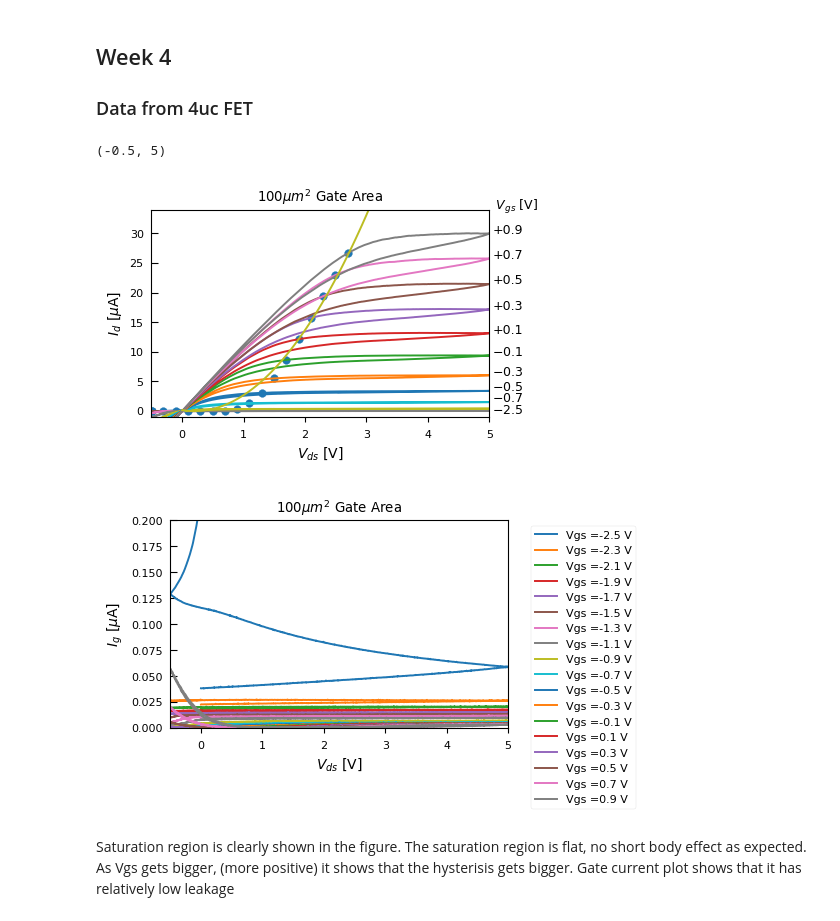
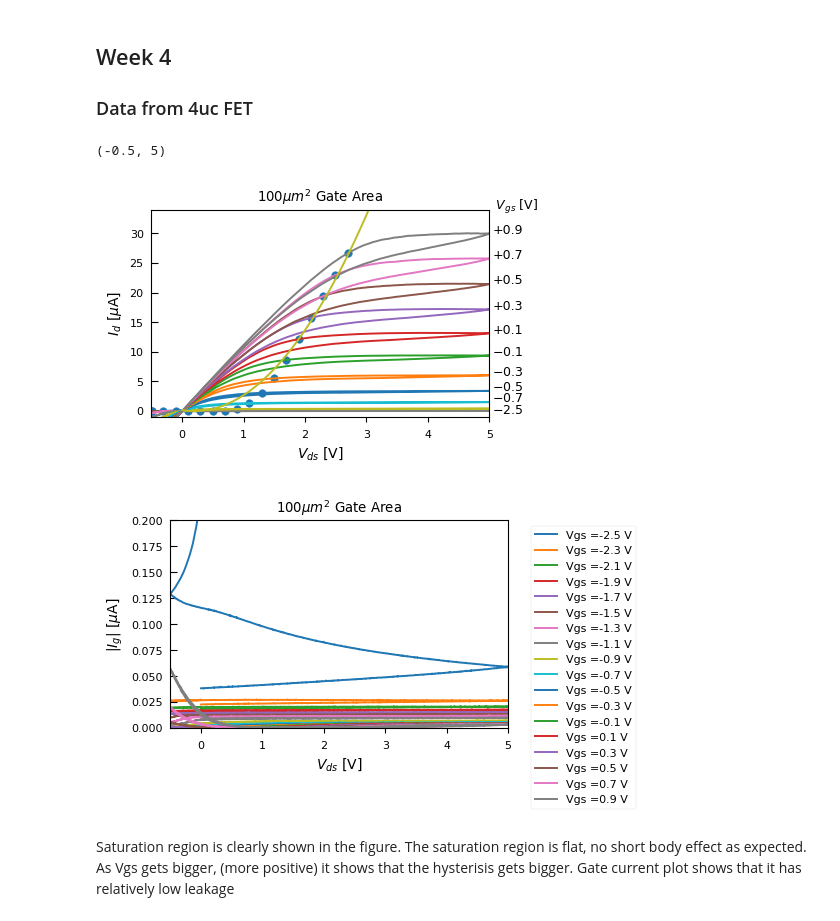
Before and after one commit to prabowobagas/Jupyter-Notebook-Thesis, a Jupyter notebook: Weekly Journal.ipynb, the cells around one changed output. Cells and saved outputs as stored; diff of their text form; code cells hidden in the pictures.

```diff
--- a/Weekly Journal.ipynb
+++ b/Weekly Journal.ipynb
@@ -322,35 +322,35 @@ ax.plot(Vds_new, Ids_new)
 ax.scatter(Vds_tuple, Ids_tuple)
 
 
 ## Plot setting for fig1 (Id vs Vds)
 ax.set_title('100$\mu m^2$ Gate Area')
 ax.set_xlabel('$V_{ds}$ [V]', fontsize=10)
 ax.set_ylabel('$I_{d}$ [$\mu$A]', fontsize=10)
 # ax.legend(bbox_to_anchor=(1.05, 1), loc=2)
 ax.set_xlim(-0.5, 5)
 ax.set_ylim(-1, 34)
 ax.tick_params(axis = 'y', which = 'both', length=5, direction='in')
 ax.tick_params(axis = 'both', which = 'minor', labelsize = 9)
 ax.text(5+0.05, 34, ' $V_{gs}$ [V]',  withdash=False, fontsize=9) # Vgs label is set manually
 fig1.set_size_inches(plot_width*1.25 , plot_height*1.25)
 #fig1.savefig('Figures\\Ids_Vds_dev15-16.pdf', format='pdf', dp, bbox_inches='tight')
 
 
 ## plot setting for fig2 (Ig vs Vds)
 ax2.legend(bbox_to_anchor=(1.05, 1), loc=2)
 ax2.set_title('100$\mu m^2$ Gate Area')
 ax2.set_xlabel('$V_{ds}$ [V]', fontsize=10)
-ax2.set_ylabel('$I_{g}$ [$\mu$A]', fontsize=10)
+ax2.set_ylabel('|$I_{g}$| [$\mu$A]', fontsize=10)
 ax2.tick_params(axis = 'y', which = 'both', length=5, direction='in')
 ax2.tick_params(axis = 'both', which = 'minor', labelsize = 9)
 fig2.set_size_inches(plot_width*1.25 , plot_height*1.25)
 ax2.set_ylim(0, 0.2)
 ax2.set_xlim(-0.5, 5)
 #fig2.savefig('Figures\\Ids_Vds_dev15-16.pdf', format='pdf', dp, bbox_inches='tight')
 # %% [output]
 (-0.5, 5)
 [figure]
-[figure, old version]
+[figure, new version]
 # %% [markdown]
 Saturation region is clearly shown in the figure. The saturation region is flat, no short body effect as expected. As Vgs gets bigger, (more positive) it shows that the hysterisis gets bigger. Gate current plot shows that it has relatively low leakage
 # %%
```
Also changed, not shown: parts of 5 cells of this notebook.
